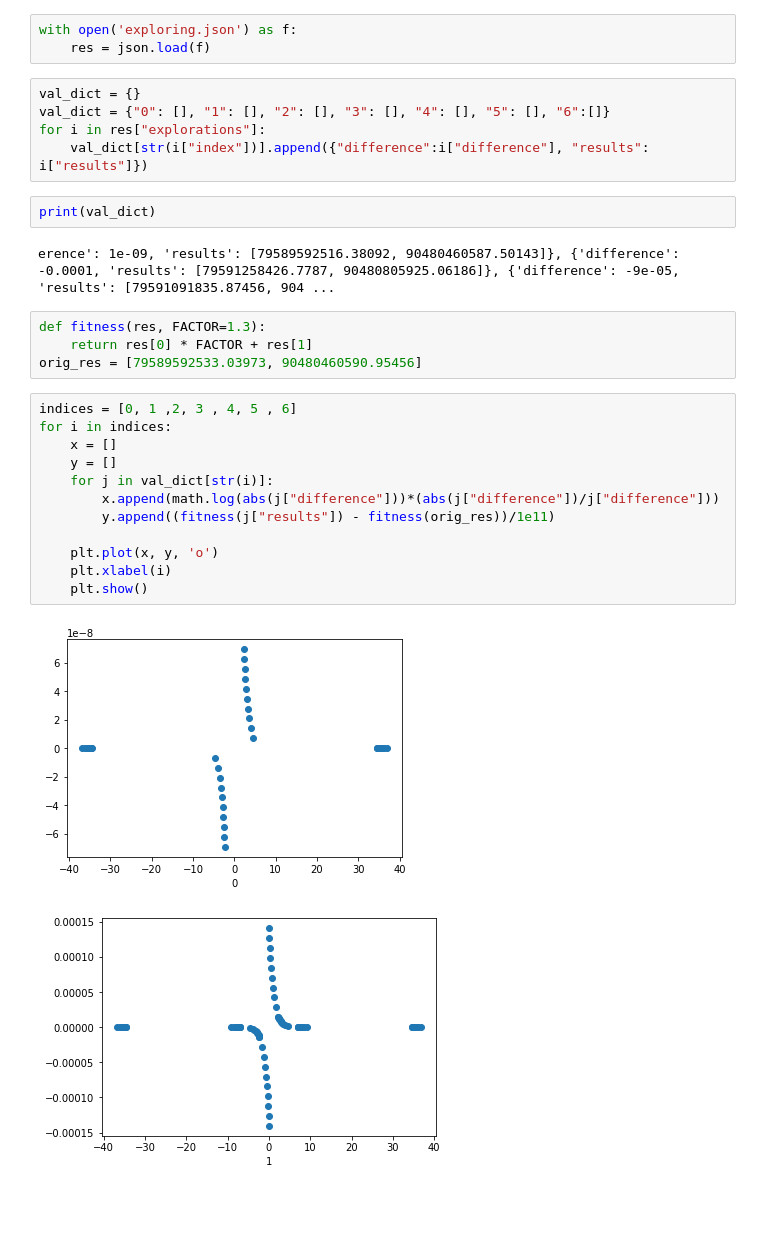
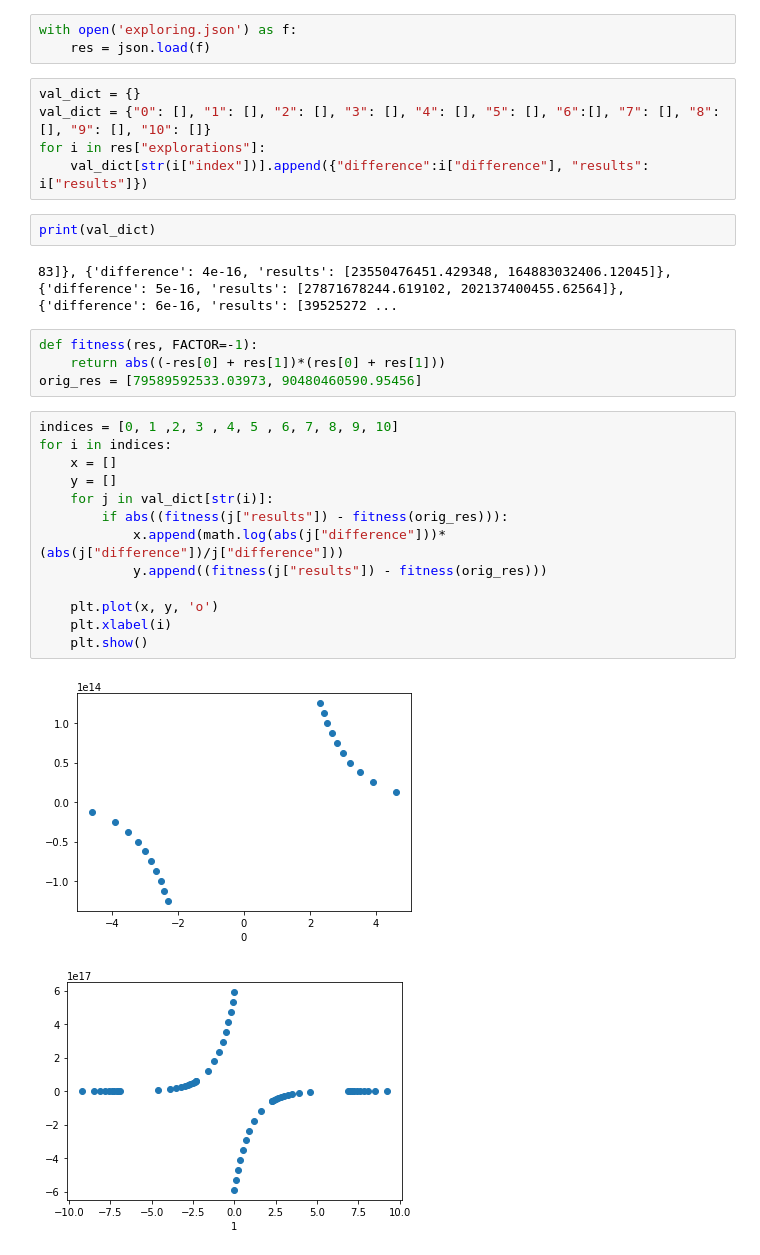
Before and after one commit to kjain1810/Genetic-Algorithm, a Jupyter notebook: plotting_exploration.ipynb, the cells around one changed output. Drawn from its saved outputs; the diff is of its cells as text; blank space fills up the shorter version.

Commit message:
Did remaining explorations, need to think of new fitness function, iss vaale mein sum decrease ho rha hai lekin train-val difference increase ho rhe hai, which means we're introducing the overfitness

```diff
--- a/plotting_exploration.ipynb
+++ b/plotting_exploration.ipynb
@@ -10,29 +10,30 @@ with open('exploring.json') as f:
     res = json.load(f)
 # %%
 val_dict = {}
-val_dict = {"0": [], "1": [], "2": [], "3": [], "4": [], "5": [], "6":[]}
+val_dict = {"0": [], "1": [], "2": [], "3": [], "4": [], "5": [], "6":[], "7": [], "8": [], "9": [], "10": []}
 for i in res["explorations"]:
     val_dict[str(i["index"])].append({"difference":i["difference"], "results": i["results"]})
 # %%
 print(val_dict)
 # %% [output]
-erence': 1e-09, 'results': [79589592516.38092, 90480460587.50143]}, {'difference': -0.0001, 'results': [79591258426.7787, 90480805925.06186]}, {'difference': -9e-05, 'results': [79591091835.87456, 904 ...
+83]}, {'difference': 4e-16, 'results': [23550476451.429348, 164883032406.12045]}, {'difference': 5e-16, 'results': [27871678244.619102, 202137400455.62564]}, {'difference': 6e-16, 'results': [39525272 ...
 # %%
-def fitness(res, FACTOR=1.3):
-    return res[0] * FACTOR + res[1]
+def fitness(res, FACTOR=-1):
+    return abs((-res[0] + res[1])*(res[0] + res[1]))
 orig_res = [79589592533.03973, 90480460590.95456]
 # %%
-indices = [0, 1 ,2, 3 , 4, 5 , 6]
+indices = [0, 1 ,2, 3 , 4, 5 , 6, 7, 8, 9, 10]
 for i in indices:
     x = []
     y = []
     for j in val_dict[str(i)]:
-        x.append(math.log(abs(j["difference"]))*(abs(j["difference"])/j["difference"]))
-        y.append((fitness(j["results"]) - fitness(orig_res))/1e11)
+        if abs((fitness(j["results"]) - fitness(orig_res))):
+            x.append(math.log(abs(j["difference"]))*(abs(j["difference"])/j["difference"]))
+            y.append((fitness(j["results"]) - fitness(orig_res)))
 
     plt.plot(x, y, 'o')
     plt.xlabel(i)
     plt.show()
 # %% [output]
-[figure, old version]
+[figure, new version]
-[figure, old version]
+[figure, new version]
```
Also changed, not shown: parts of 1 cell of this notebook, 2 other files.
